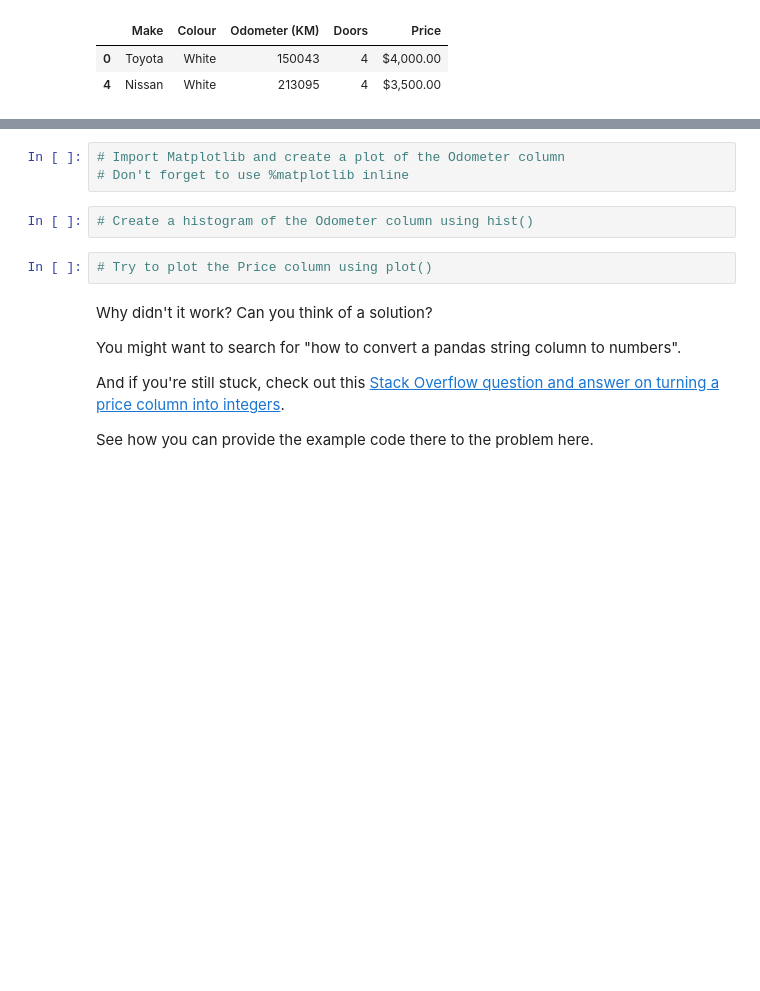
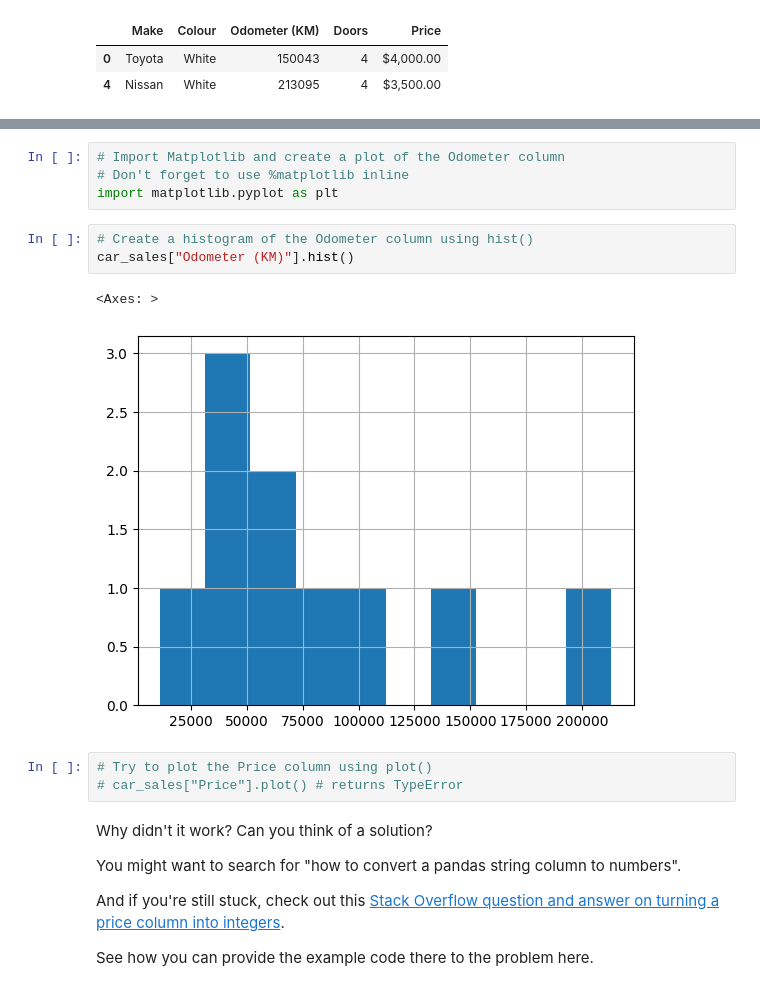
Before and after one commit to AHMAD-KHAIRI/ztm-ml-course, a Jupyter notebook: 02_pandas/pandas-exercises.ipynb, the cells around one changed output, grey strips where cells are left out. Cells and saved outputs as stored; diff of their text form; blank space fills up the shorter version.

```diff
--- a/02_pandas/pandas-exercises.ipynb
+++ b/02_pandas/pandas-exercises.ipynb
@@ -211,10 +227,16 @@ car_sales[car_sales["Odometer (KM)"] > 100000]
 # %%
 # Import Matplotlib and create a plot of the Odometer column
 # Don't forget to use %matplotlib inline
+import matplotlib.pyplot as plt
 # %%
 # Create a histogram of the Odometer column using hist()
+car_sales["Odometer (KM)"].hist()
+# %% [output]
+<Axes: >
+[figure, added]
 # %%
 # Try to plot the Price column using plot()
+# car_sales["Price"].plot() # returns TypeError
 # %% [markdown]
 Why didn't it work? Can you think of a solution?
 
```
Also changed, not shown: parts of 28 cells of this notebook, 1 other file.
